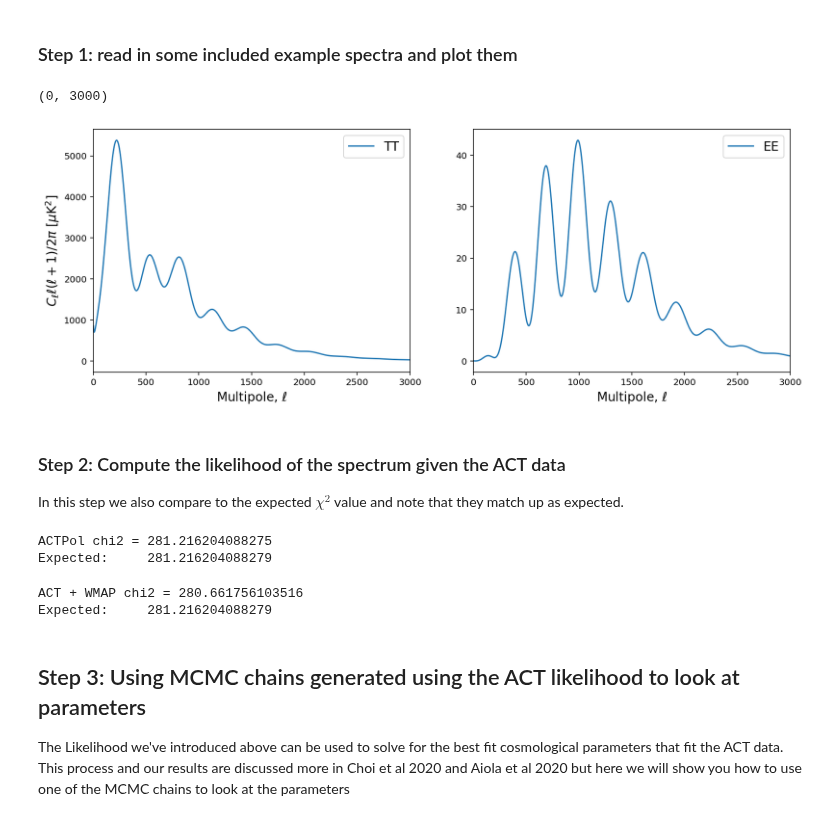
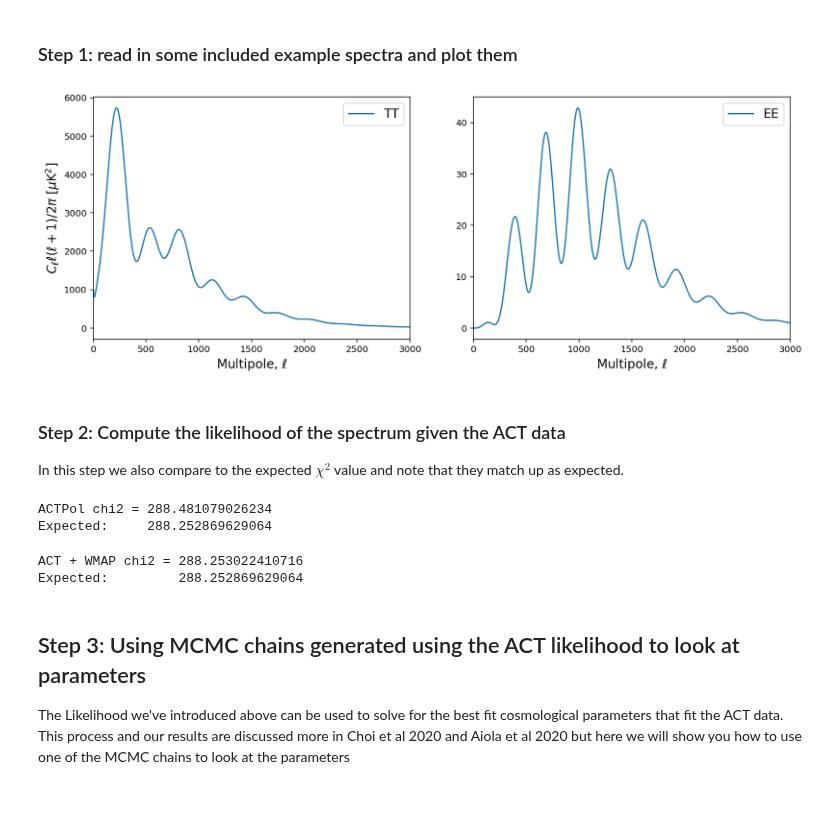
Before and after one commit to ACTCollaboration/DR4_DR5_Notebooks, a Jupyter notebook: Notebooks/Section_10_ACT_likelihood.ipynb, the cells around one changed output. Drawn from its saved outputs; the diff is of its cells as text; code cells hidden in the pictures.

```diff
--- a/Notebooks/Section_10_ACT_likelihood.ipynb
+++ b/Notebooks/Section_10_ACT_likelihood.ipynb
@@ -50,38 +53,37 @@ import pyactlike
 like = pyactlike.ACTPowerSpectrumData()
 
 # Read an example spectrum from disk.
-filename = like.data_dir + "bf_ACTPol_Feb24.minimum.theory_cl"
+filename = like.data_dir + "bf_ACTPol_WMAP_lcdm.minimum.theory_cl"
 
 tt_lmax = 6000
 ell, dell_tt, dell_te, dell_ee = np.genfromtxt(
     filename,
     delimiter=None,
     unpack=True,
     max_rows=tt_lmax - 1,
     usecols=(0, 1, 2, 3),
 )
 
 # Let's quickly plot these spectra
 
 plt.figure(figsize = (14, 5))
 
 plt.subplot(1,2,1)
 plt.plot(ell, dell_tt, "-", label="TT")
 plt.ylabel(r"$C_{\ell} \ell (\ell+1) / 2 \pi$ $[\mu$K$^2]$", fontsize = 14)
 plt.xlabel(r"Multipole, $\ell$", fontsize = 14)
 plt.legend(fontsize = 14)
 plt.xlim(0,3000)
 
 plt.subplot(1,2,2)
 plt.plot(ell, dell_ee, "-", label="EE")
 plt.xlabel(r"Multipole, $\ell$", fontsize = 14)
 plt.legend(fontsize = 14)
 plt.xlim(0,3000)
 
 plt.show()
 # %% [output]
-(0, 3000)
-[figure, old version]
+[figure, new version]
 # %% [markdown]
 ### Step 2: Compute the likelihood of the spectrum given the ACT data
 
@@ -95,21 +97,21 @@ act_wmap = 1.003
 # %%
 # Let's start with the ACT only one which we can call with pyactlike:
 like = pyactlike.ACTPowerSpectrumData()
-chi2 = -2 * like.loglike(dell_tt, dell_te, dell_ee, act_only)
+chi2 = -2 * like.loglike(dell_tt, dell_te, dell_ee, yp2_act_only)
 print("ACTPol chi2 = " + "{0:.12f}".format(chi2))
-print("Expected:     281.216204088279")
+print("Expected:     288.252869629064")
 # %% [output]
-ACTPol chi2 = 281.216204088275
-Expected:     281.216204088279
+ACTPol chi2 = 288.481079026234
+Expected:     288.252869629064
 # %%
 # We can repeat this for the WMAP + ACT likelihood as follows:
 like = pyactlike.ACTPowerSpectrumData()
-chi2 = -2 * like.loglike(dell_tt, dell_te, dell_ee, act_wmap)
+chi2 = -2 * like.loglike(dell_tt, dell_te, dell_ee, yp2_act_wmap)
 print("ACT + WMAP chi2 = " + "{0:.12f}".format(chi2))
-print("Expected:     281.216204088279")
+print("Expected:         288.252869629064")
 # %% [output]
-ACT + WMAP chi2 = 280.661756103516
-Expected:     281.216204088279
+ACT + WMAP chi2 = 288.253022410716
+Expected:         288.252869629064
 # %% [markdown]
 ## Step 3: Using MCMC chains generated using the ACT likelihood to look at parameters
 
```
Also changed, not shown: parts of 4 cells of this notebook, 1 other file.
